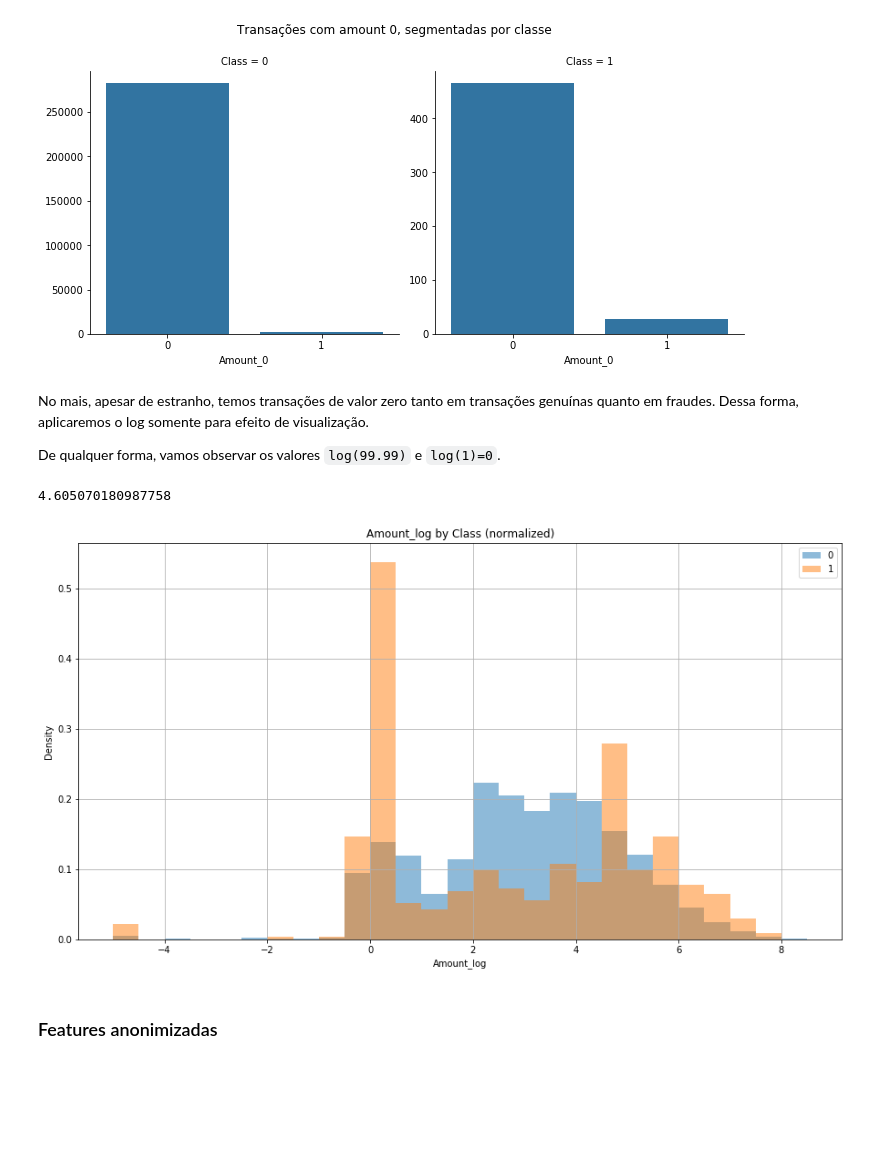
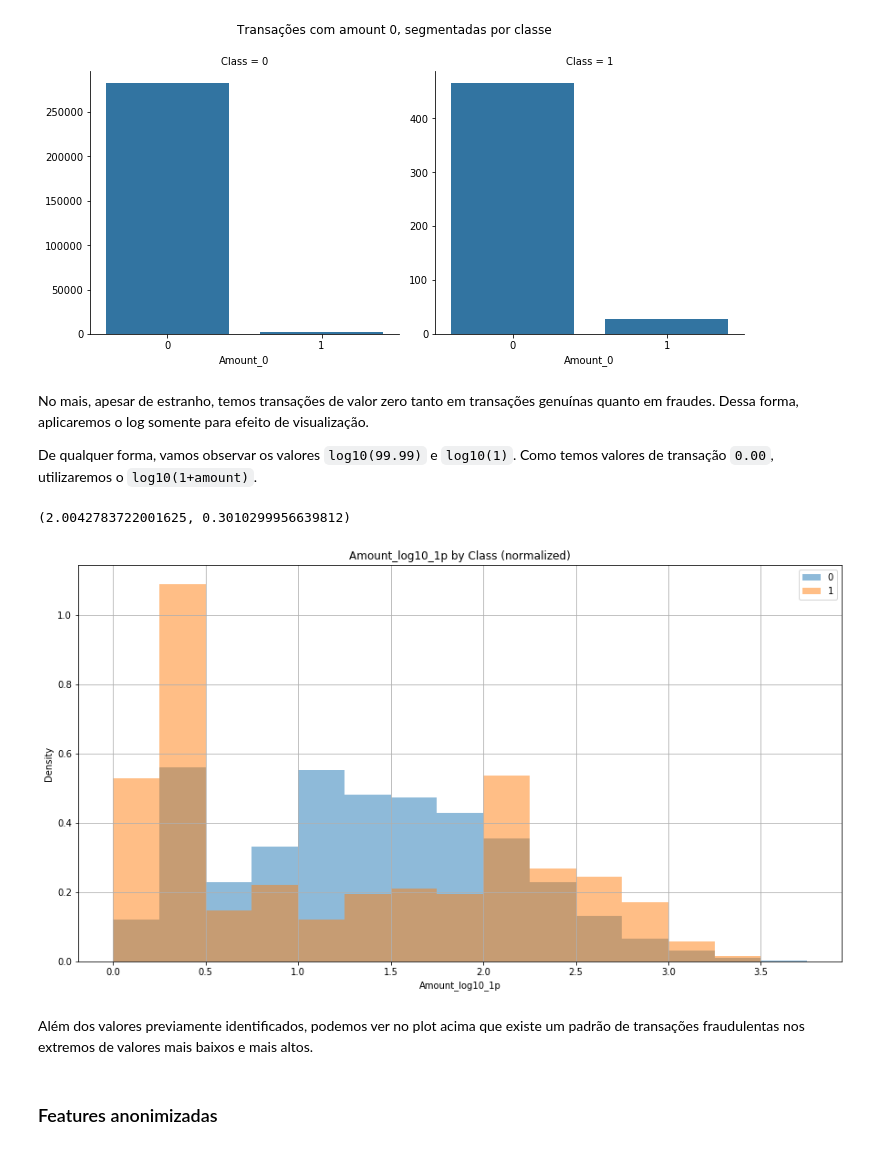
Before and after one commit to somostera/tera-datascience-out2019, a Jupyter notebook: 09-project-eda/code/eda_solucao_exemplo.ipynb, the cells around one changed output. Saved outputs shown, nothing was run; the diff lists cells and outputs as text; code cells hidden in the pictures; blank space fills up the shorter version.

```diff
--- a/09-project-eda/code/eda_solucao_exemplo.ipynb
+++ b/09-project-eda/code/eda_solucao_exemplo.ipynb
@@ -243,20 +243,21 @@ countplot_independent_ylims(df, col='Amount_0', hue='Class',
 # %% [markdown]
 No mais, apesar de estranho, temos transações de valor zero tanto em transações genuínas quanto em fraudes. Dessa forma, aplicaremos o log somente para efeito de visualização.
 
-De qualquer forma, vamos observar os valores `log(99.99)` e `log(1)=0`.
+De qualquer forma, vamos observar os valores `log10(99.99)` e `log10(1)`. Como temos valores de transação `0.00`, utilizaremos o `log10(1+amount)`.
 # %%
-np.log(99.99)
+np.log10(1 + 99.99), np.log10(1 + 1)
 # %% [output]
-4.605070180987758
+(2.0042783722001625, 0.3010299956639812)
-# %%
-amount_0 = df['Amount_0']
-df['Amount_log'] = np.log(df.loc[~amount_0, 'Amount'])
+# %%
+df['Amount_log10_1p'] = np.log10(1 + df['Amount'])
 # %%
-multiple_histograms_plot(df, x='Amount_log', hue='Class', density=True,
+multiple_histograms_plot(df, x='Amount_log10_1p', hue='Class', density=True,
                          title="Distribuição de 'Amount' (normalizada)",
-                         bins=np.arange(-5, 9, 0.5))
+                         bins=np.arange(0, 4, 0.25))
 # %% [output]
-[figure, old version]
+[figure, new version]
+# %% [markdown]
+Além dos valores previamente identificados, podemos ver no plot acima que existe um padrão de transações fraudulentas nos extremos de valores mais baixos e mais altos.
 # %% [markdown]
 ### Features anonimizadas
 # %%
```
Also changed, not shown: parts of 2 cells of this notebook.
